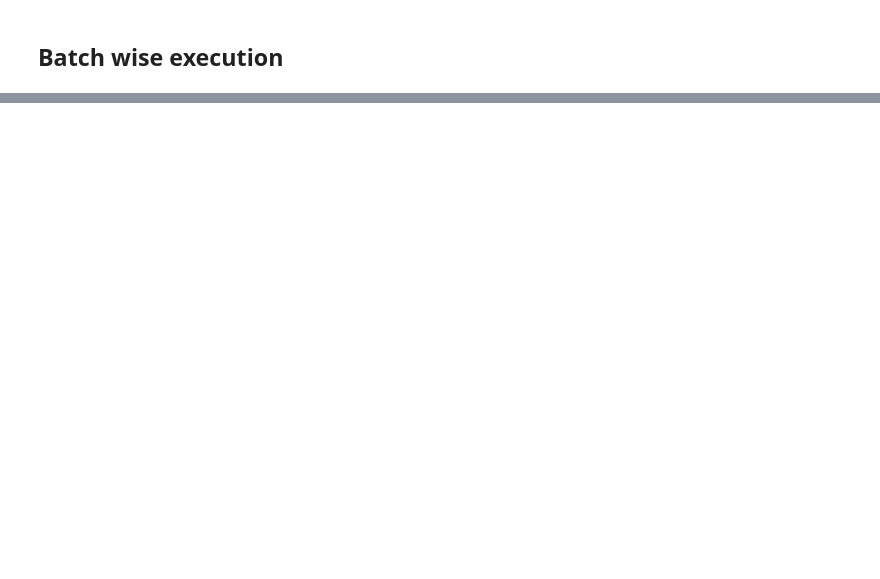
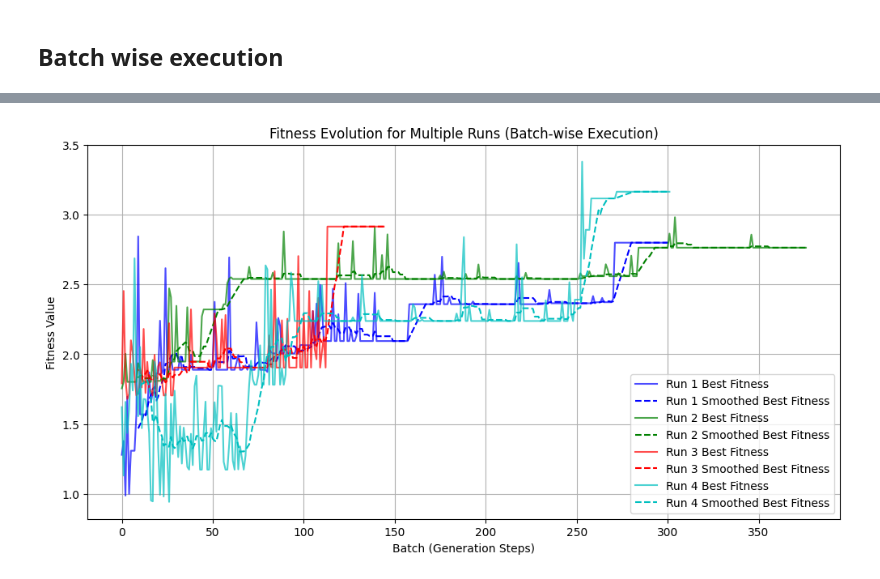
Before and after one commit to Nadun999/portfolio_optimization_in_finance, a Jupyter notebook: main.ipynb, the cells around one changed output, grey strips where cells are left out. Saved outputs shown, nothing was run; the diff lists cells and outputs as text; code cells hidden in the pictures; blank space fills up the shorter version.

```diff
--- a/main.ipynb
+++ b/main.ipynb
@@ -479,0 +291,92 @@ Run 4 Stopped at Generation: 400
+# %%
+num_runs = 4
+colors = ['b', 'g', 'r', 'c', 'm', 'y']
+
+# batching parameters
+total_generations = 400
+batch_size = 100
+num_batches = total_generations // batch_size
+num_runs = 4
+
+all_best_fitness_values = []
+all_best_solutions = []
+all_best_fitness_overall = []
+early_stopping_generations = []
+
+for run in range(num_runs):
+    print(f"Starting Run {run + 1}")
+
+    best_fitness_values = []
+    best_solution_overall = None
+    best_solution_fitness = -np.inf
+
+    def normalize_population(ga_instance):
+        global best_fitness_values, best_solution_overall, best_solution_fitness
+
+        # normalize portfolio weights
+        for i in range(ga_instance.sol_per_pop):
+            ga_instance.population[i] = normalize_solution(ga_instance.population[i])
+
+        fitness_values = [fitness_function(ga_instance, solution, idx)
+                          for idx, solution in enumerate(ga_instance.population)]
+        best_fitness = np.max(fitness_values)
+
+        # best solution so far
+        if best_fitness > best_solution_fitness:
+            best_solution_overall = ga_instance.population[np.argmax(fitness_values)]
+            best_solution_fitness = best_fitness
+
+        best_fitness_values.append(best_fitness)
+
+        # early stopping if fitness values have plateaued
+        if len(best_fitness_values) > 30 and np.std(best_fitness_values[-30:]) < 1e-6:
+            early_stopping_generations.append(ga_instance.generations_completed)
+            return "stop"
+
+    # set up GA
+    ga_instance = pygad.GA(num_generations=batch_size,  # batchwise gen
+                           num_parents_mating=30,
+                           fitness_func=fitness_function,
+                           sol_per_pop=100,
+                           num_genes=num_assets,
+                           init_range_low=0,
+                           init_range_high=1,
+                           parent_selection_type="tournament",
+                           crossover_type="uniform",
+                           crossover_probability=0.8,
+                           mutation_type="random",
+                           mutation_percent_genes=25,
+                           gene_space=[{'low': 0, 'high': 1} for _ in range(num_assets)],
+                           on_generation=normalize_population,
+                           keep_elitism=2)
+
+    # run GA in batches
+    for batch in range(num_batches):
+        print(f"  Batch {batch + 1}/{num_batches} for Run {run + 1}")
+        ga_instance.run()
+
+        print(f"    Batch {batch + 1} Best Fitness: {np.max(best_fitness_values)}")
+
+    all_best_fitness_values.append(best_fitness_values)
+    all_best_solutions.append(best_solution_overall)
+    all_best_fitness_overall.append(best_solution_fitness)
+
+
+plt.figure(figsize=(12, 6))
+for run in range(num_runs):
+    smoothed_best_fitness = pd.Series(all_best_fitness_values[run]).rolling(window=10).mean()
+    plt.plot(all_best_fitness_values[run], color=colors[run], linestyle='-', alpha=0.7, label=f"Run {run + 1} Best Fitness")
+    plt.plot(smoothed_best_fitness, color=colors[run], linestyle='--', label=f"Run {run + 1} Smoothed Best Fitness")
+
+plt.xlabel("Batch (Generation Steps)")
+plt.ylabel("Fitness Value")
+plt.title("Fitness Evolution for Multiple Runs (Batch-wise Execution)")
+plt.legend()
+plt.grid(True)
+plt.show()
+
+for run in range(num_runs):
+    print(f"Run {run + 1} Best Portfolio: {all_best_solutions[run]}")
+    print(f"Run {run + 1} Fitness (Sharpe Ratio + Diversification Reward): {all_best_fitness_overall[run]}")
+    print(f"Run {run + 1} Stopped at Generation: {early_stopping_generations[run]}\n")
+# %% [output]
@@ -479,0 +400 @@ Run 4 Stopped at Generation: 400
+[figure, added]
```
Also changed, not shown: parts of 14 cells of this notebook, 4 other files.
